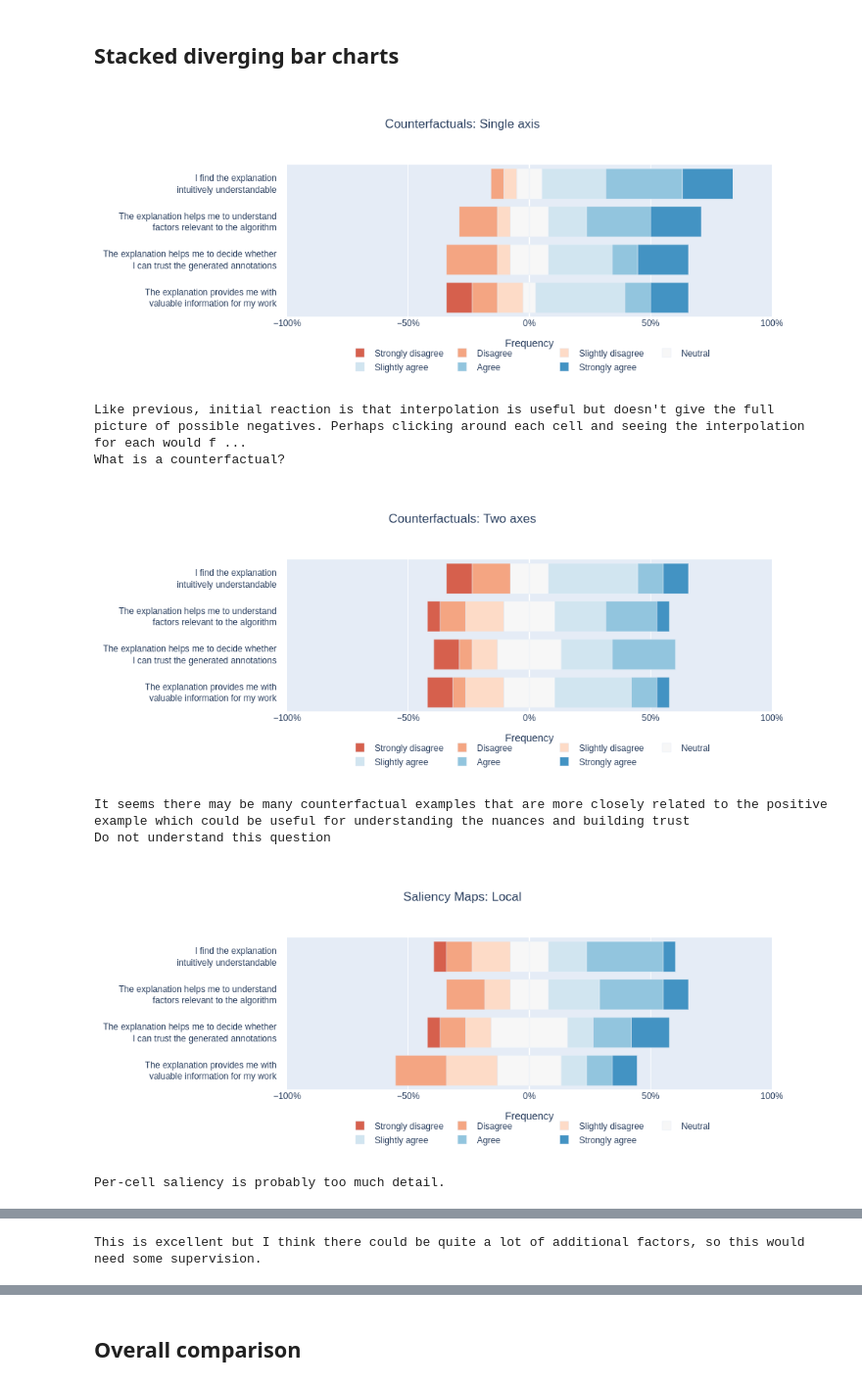
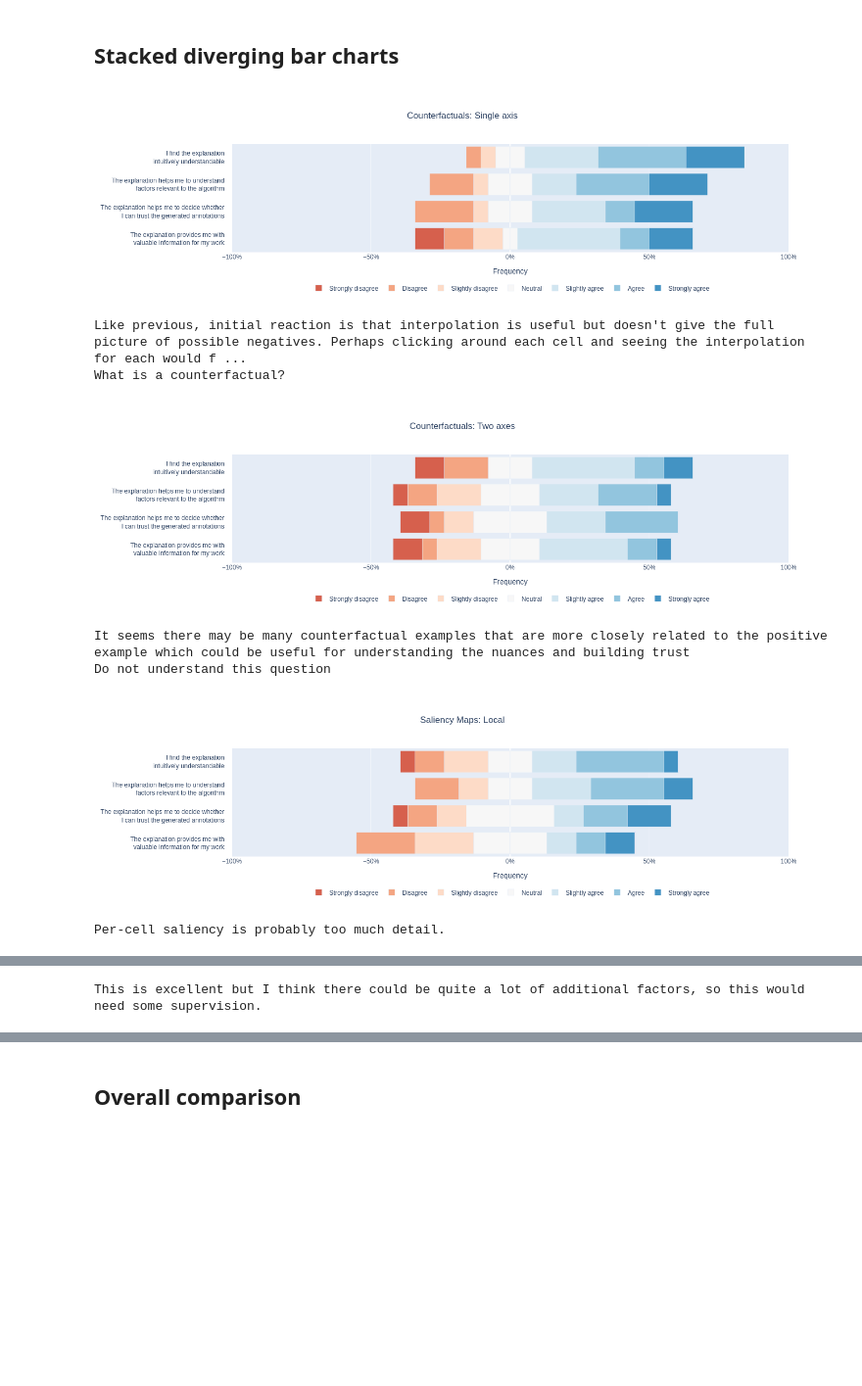
Before and after one commit to theodore-evans/xai-in-digital-pathology, a Jupyter notebook: DataProcessing/data_processing.ipynb, the cells around one changed output, grey strips where cells are left out. Shown at 98% size. Cells and saved outputs as stored; diff of their text form; code cells hidden in the pictures; blank space fills up the shorter version.

Commit message:
fixed image rendering

```diff
--- a/DataProcessing/data_processing.ipynb
+++ b/DataProcessing/data_processing.ipynb
@@ -216,8 +216,11 @@ def stackedBarChartDF(
     fig.update_layout(
         barmode="relative",
         yaxis_autorange="reversed",
-        title=title,
-        title_x=0.5,
+        title=dict(
+            text=title,
+            x=0.5,
+            y=0.9
+            ),
         xaxis={"tick0": 0, "title": "Frequency", "tickformat": "%", "range": [-1, 1]},
         legend=dict(
             orientation="h",
@@ -227,39 +230,39 @@ def stackedBarChartDF(
             x=0.5,
         ),
     )
-    im = plotly_figure_to_image(fig, width=1000, height=400)
+    im = plotly_figure_to_image(fig, width=1400, height=400, validate=True)
     display(im)
 
     if save_fig:
         save_image(im, name, save_dir)
 
 
 palette = [plotly.colors.diverging.RdBu[n] for n in [2, 3, 4, 5, 6, 7, 8]]  # type: ignore
 space = " " * 4
 labels = [
     f"I find the explanation{space}<br>intuitively understandable{space}",
     f"The explanation helps me to understand{space}<br>factors relevant to the algorithm{space}",
     f"The explanation helps me to decide whether{space}<br> I can trust the generated annotations{space}",
     f"The explanation provides me with{space}<br>valuable information for my work{space}",
 ]
 
 for name, df in result_dataframes.items():
     stackedBarChartDF(
         df,
         name,
         palette,
         labels=labels,
         save_fig=True,
         save_dir=figure_save_dir,
     )
     for comment in comments[name]:
         print(comment)
 # %% [output]
-[figure, old version]
+[figure, new version]
 Like previous, initial reaction is that interpolation is useful but doesn't give the full picture of possible negatives. Perhaps clicking around each cell and seeing the interpolation for each would f ...
 What is a counterfactual?
-[figure, old version]
+[figure, new version]
 It seems there may be many counterfactual examples that are more closely related to the positive example which could be useful for understanding the nuances and building trust
 Do not understand this question
-[figure, old version]
+[figure, new version]
 Per-cell saliency is probably too much detail.
```
Also changed, not shown: parts of 2 cells of this notebook, 8 other files.
